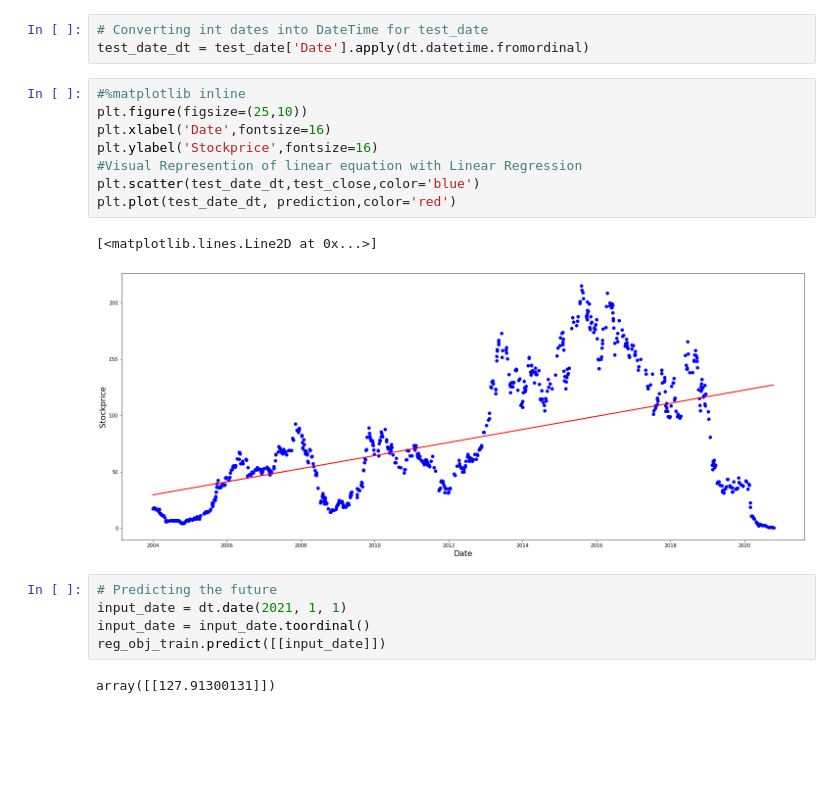
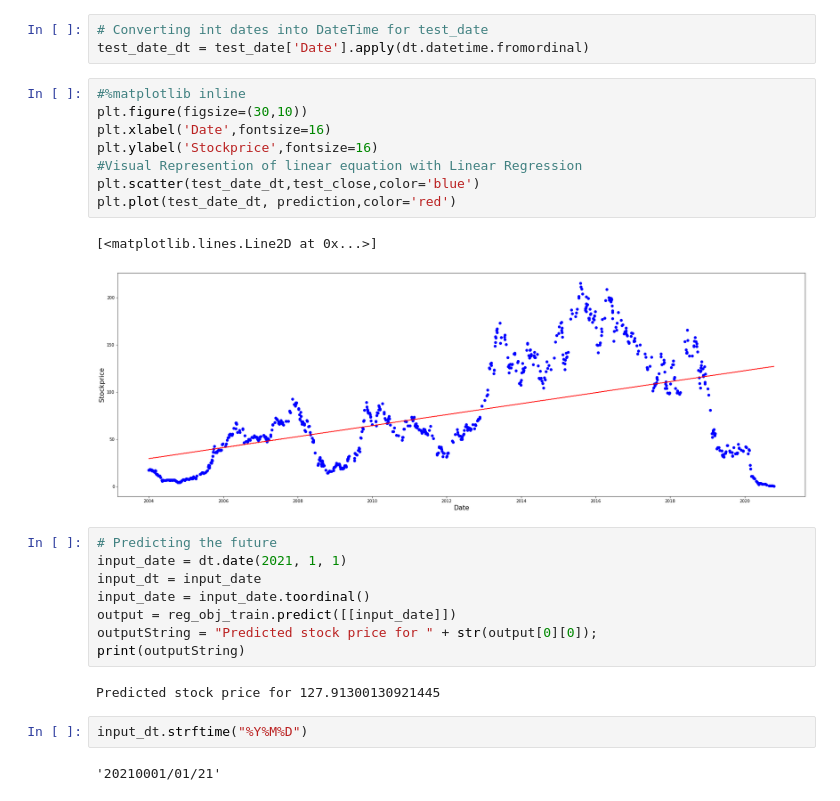
Before and after one commit to Sportspaul/DAVE3625, a Jupyter notebook: Assignment2/Assignment2.ipynb, the cells around one changed output. Cells and saved outputs as stored; diff of their text form; blank space fills up the shorter version.

Commit message:
Formated the output for predicted stockprice

```diff
--- a/Assignment2/Assignment2.ipynb
+++ b/Assignment2/Assignment2.ipynb
@@ -69,19 +69,26 @@ Coefficient of determination: 0.27
 test_date_dt = test_date['Date'].apply(dt.datetime.fromordinal)
 # %%
 #%matplotlib inline
-plt.figure(figsize=(25,10))
+plt.figure(figsize=(30,10))
 plt.xlabel('Date',fontsize=16)
 plt.ylabel('Stockprice',fontsize=16)
 #Visual Represention of linear equation with Linear Regression
 plt.scatter(test_date_dt,test_close,color='blue')
 plt.plot(test_date_dt, prediction,color='red')
 # %% [output]
 [<matplotlib.lines.Line2D at 0x...>]
-[figure, old version]
+[figure, new version]
 # %%
 # Predicting the future
 input_date = dt.date(2021, 1, 1)
+input_dt = input_date
 input_date = input_date.toordinal()
-reg_obj_train.predict([[input_date]])
+output = reg_obj_train.predict([[input_date]])
+outputString = "Predicted stock price for " + str(output[0][0]);
+print(outputString)
 # %% [output]
-array([[127.91300131]])
+Predicted stock price for 127.91300130921445
+# %%
+input_dt.strftime("%Y%M%D")
+# %% [output]
+'20210001/01/21'
```
Also changed, not shown: parts of 1 cell of this notebook.
